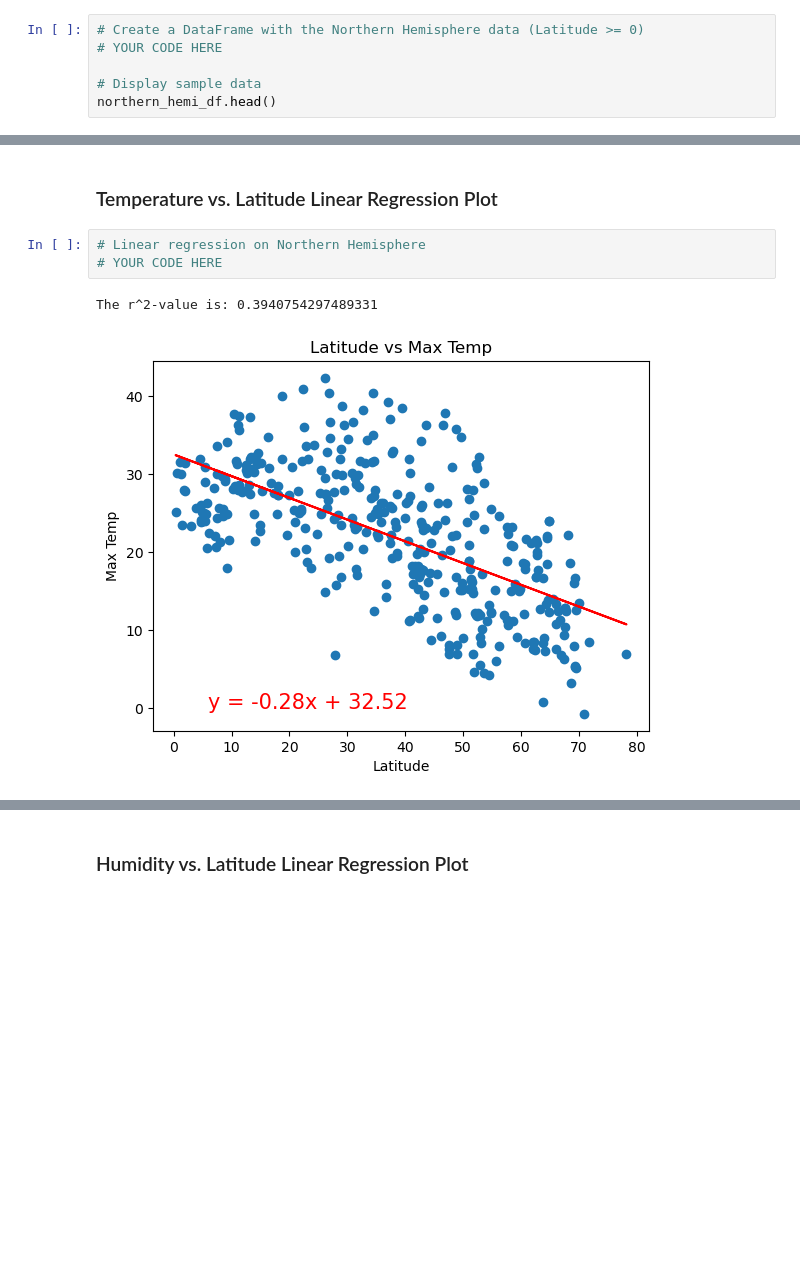
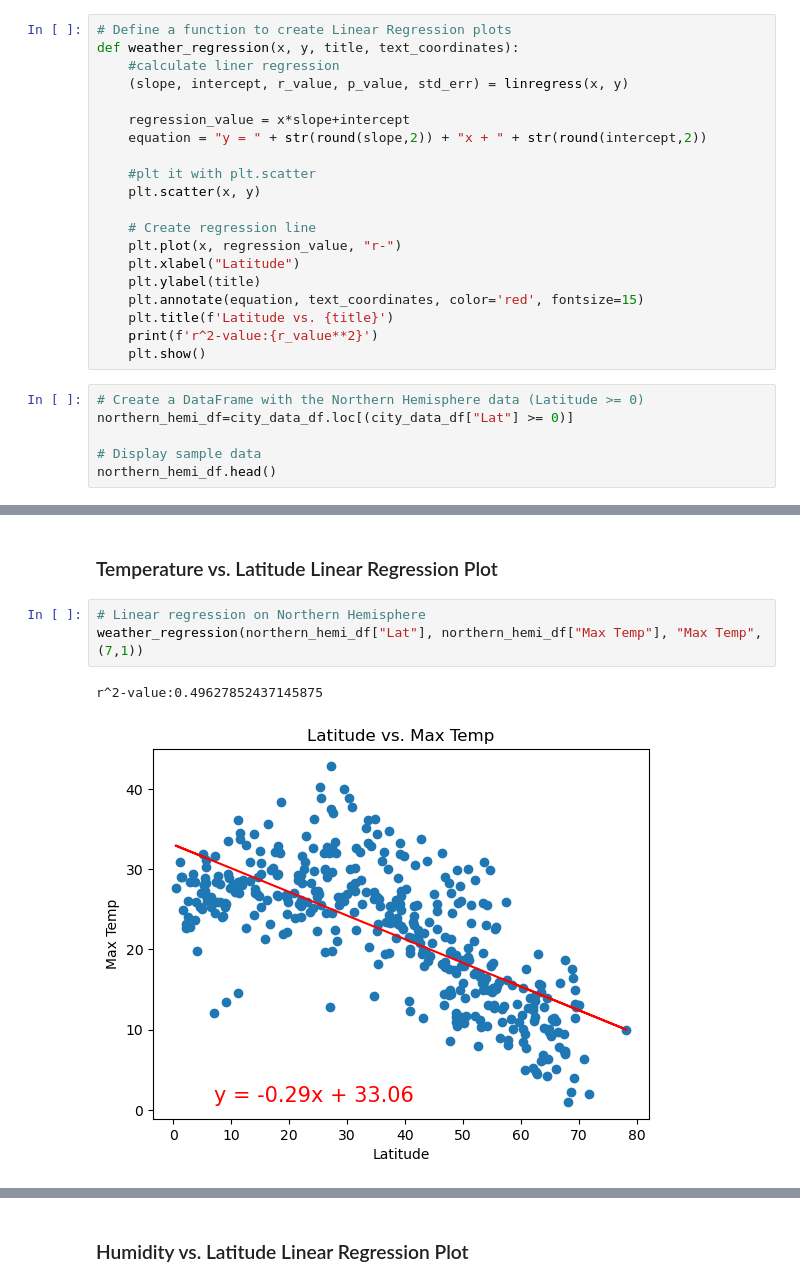
Before and after one commit to omalleykg/Python-API, a Jupyter notebook: WeatherPy_k conlon.ipynb, the cells around one changed output, grey strips where cells are left out. Cells and saved outputs as stored; diff of their text form; blank space fills up the shorter version.

```diff
--- a/WeatherPy_k conlon.ipynb
+++ b/WeatherPy_k conlon.ipynb
@@ -277,6 +271,26 @@ def weather_regression(x, y, title, text_coordinates):
+# %%
+# Define a function to create Linear Regression plots
+def weather_regression(x, y, title, text_coordinates):
+    #calculate liner regression
+    (slope, intercept, r_value, p_value, std_err) = linregress(x, y)
+
+    regression_value = x*slope+intercept
+    equation = "y = " + str(round(slope,2)) + "x + " + str(round(intercept,2))
+
+    #plt it with plt.scatter
+    plt.scatter(x, y)
+
+    # Create regression line
+    plt.plot(x, regression_value, "r-")
+    plt.xlabel("Latitude")
+    plt.ylabel(title)
+    plt.annotate(equation, text_coordinates, color='red', fontsize=15)
+    plt.title(f'Latitude vs. {title}')
+    print(f'r^2-value:{r_value**2}')
+    plt.show()
 # %%
 # Create a DataFrame with the Northern Hemisphere data (Latitude >= 0)
-# YOUR CODE HERE
+northern_hemi_df=city_data_df.loc[(city_data_df["Lat"] >= 0)]
 
 # Display sample data
 northern_hemi_df.head()
@@ -306,9 +320,9 @@ southern_hemi_df.head()
 ###  Temperature vs. Latitude Linear Regression Plot
 # %%
 # Linear regression on Northern Hemisphere
-# YOUR CODE HERE
+weather_regression(northern_hemi_df["Lat"], northern_hemi_df["Max Temp"], "Max Temp",(7,1))
 # %% [output]
-The r^2-value is: 0.3940754297489331
+r^2-value:0.49627852437145875
-[figure, old version]
+[figure, new version]
 # %%
 # Linear regression on Southern Hemisphere
```
Also changed, not shown: parts of 33 cells of this notebook, 11 other files.
